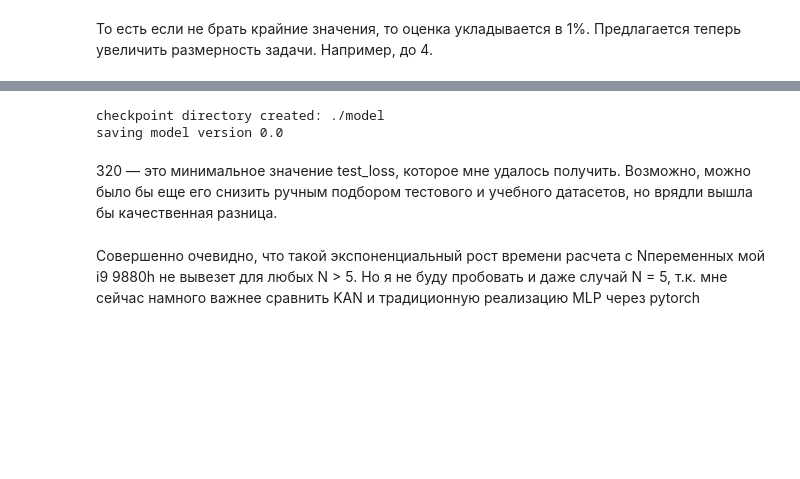
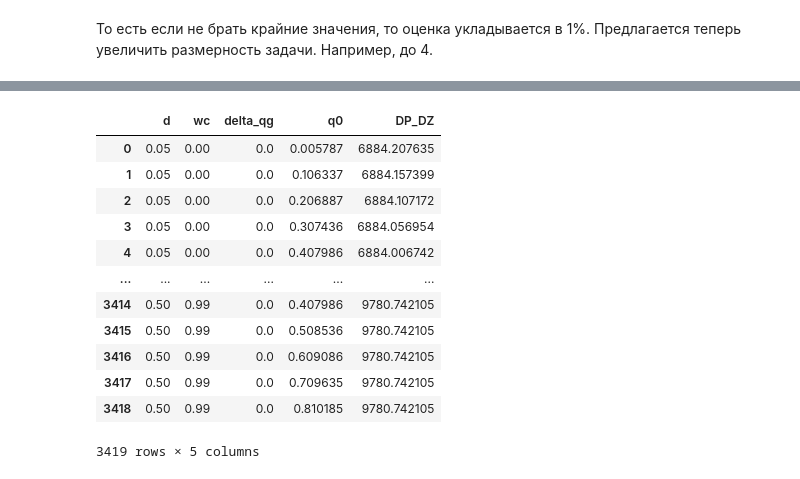
Before and after one commit to sawysockii/Pytorch-KAN-study, a Jupyter notebook: pytorch_KAN.ipynb, the cells around one changed output, grey strips where cells are left out. Saved outputs shown, nothing was run; the diff lists cells and outputs as text; code cells hidden in the pictures; blank space fills up the shorter version.

```diff
--- a/pytorch_KAN.ipynb
+++ b/pytorch_KAN.ipynb
@@ -877,12 +785,0 @@ saving model version 0.1
-# %%
-model = KAN([4, 8, 16, 36, 1], grid=10, k=5, seed=0)
-model.fit(dataset, steps = 200)
-# %% [output]
-checkpoint directory created: ./model
-saving model version 0.0
-# %% [markdown]
-320 — это минимальное значение test_loss, которое мне удалось получить.
-Возможно, можно было бы еще его снизить ручным подбором тестового и учебного датасетов, но врядли вышла бы качественная разница.
-# %% [markdown]
-Совершенно очевидно, что такой экспоненциальный рост времени расчета с Nпеременных мой i9 9880h не вывезет для любых N > 5.
-Но я не буду пробовать и даже случай N = 5, т.к. мне сейчас намного важнее сравнить KAN и традиционную реализацию MLP через pytorch
@@ -912,0 +786,19 @@ optimizer = torch.optim.SGD(params=model.parameters(), lr=0.001)
+# %%
+data['delta_qg'] = data['delta_qg'] * 1e2
+data['q0'] = data['q0'] * 1e2
+# %%
+data
+# %% [output]
+|  | d | wc | delta_qg | q0 | DP_DZ |
+| 0 | 0.05 | 0.00 | 0.0 | 0.005787 | 6884.207635 |
+| 1 | 0.05 | 0.00 | 0.0 | 0.106337 | 6884.157399 |
+| 2 | 0.05 | 0.00 | 0.0 | 0.206887 | 6884.107172 |
+| 3 | 0.05 | 0.00 | 0.0 | 0.307436 | 6884.056954 |
+| 4 | 0.05 | 0.00 | 0.0 | 0.407986 | 6884.006742 |
+| ... | ... | ... | ... | ... | ... |
+| 3414 | 0.50 | 0.99 | 0.0 | 0.407986 | 9780.742105 |
+| 3415 | 0.50 | 0.99 | 0.0 | 0.508536 | 9780.742105 |
+| 3416 | 0.50 | 0.99 | 0.0 | 0.609086 | 9780.742105 |
+| 3417 | 0.50 | 0.99 | 0.0 | 0.709635 | 9780.742105 |
+| 3418 | 0.50 | 0.99 | 0.0 | 0.810185 | 9780.742105 |
+3419 rows × 5 columns
```
Also changed, not shown: parts of 45 cells of this notebook.
